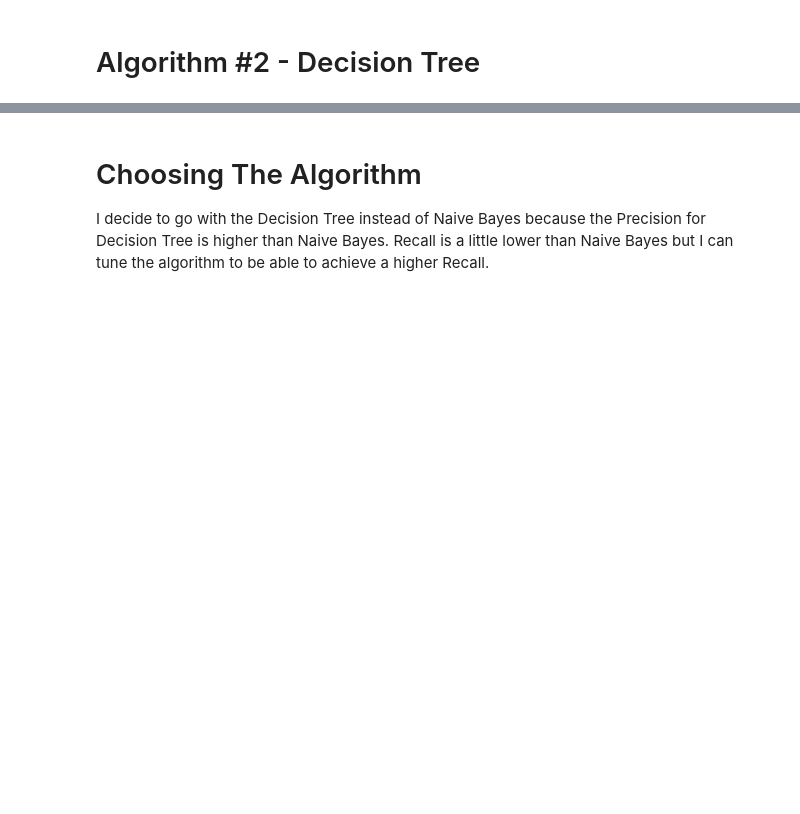
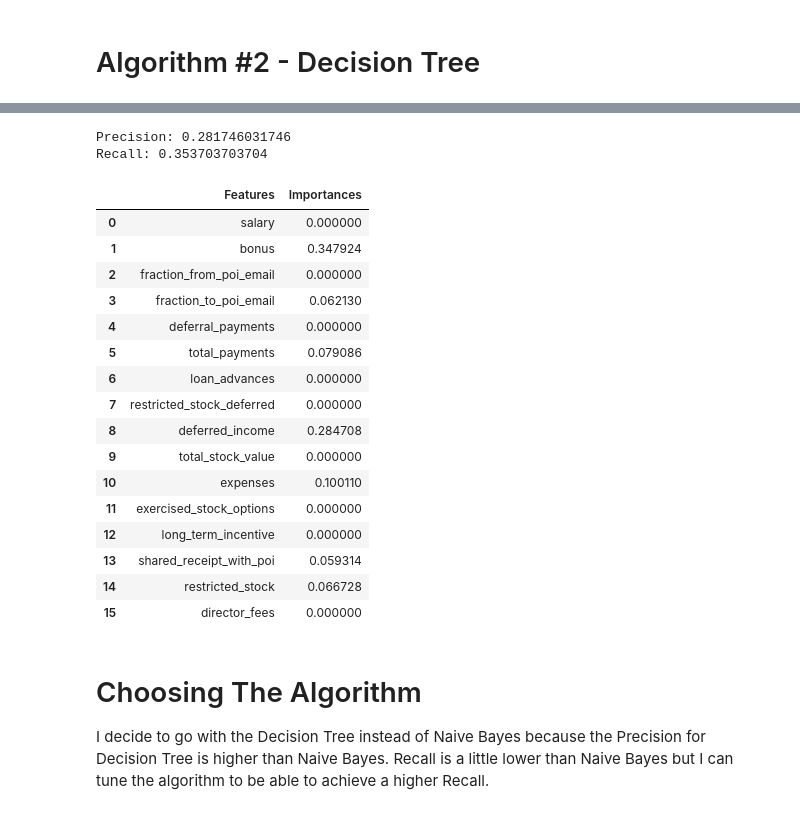
Before and after one commit to preetrajdeo/Enron-Email, a Jupyter notebook: FinalProject.ipynb, the cells around one changed output, grey strips where cells are left out. Drawn from its saved outputs; the diff is of its cells as text; code cells hidden in the pictures; blank space fills up the shorter version.

```diff
--- a/FinalProject.ipynb
+++ b/FinalProject.ipynb
@@ -269,3 +227,61 @@ Recall: 0.25
+# %%
+features_list = ["poi", "salary", "bonus", "fraction_from_poi_email", "fraction_to_poi_email",
+                 'deferral_payments', 'total_payments', 'loan_advances', 'restricted_stock_deferred',
+                 'deferred_income', 'total_stock_value', 'expenses', 'exercised_stock_options',
+                 'long_term_incentive', 'shared_receipt_with_poi', 'restricted_stock', 'director_fees']
+
+data_dt = featureFormat(my_dataset, features_list)
+
+
+labels, features = targetFeatureSplit(data_dt)
+
+precision_all = []
+recall_all = []
+
+kf = KFold(len(data_dt))
+for train_indices, test_indices in kf:
+    features_train= [features[ii] for ii in train_indices]
+    features_test= [features[ii] for ii in test_indices]
+    labels_train=[labels[ii] for ii in train_indices]
+    labels_test=[labels[ii] for ii in test_indices]
+    clf = DecisionTreeClassifier()
+    clf.fit(features_train,labels_train)
+    pred = clf.predict(features_test)
+    precision_all.append(precision_score(labels_test,pred))
+    recall_all.append(recall_score(labels_test,pred))
+    importances = clf.feature_importances_
+
+
+print 'Precision:', np.average(precision_all)
+print 'Recall:', np.average(recall_all)
+
+
+import pandas as pd
+
+data_imp = pd.DataFrame(
+    {'Features': features_list[1:],
+     'Importances': importances})
+data_imp
+# %% [output]
+Precision: 0.281746031746
+Recall: 0.353703703704
+|  | Features | Importances |
+| 0 | salary | 0.000000 |
+| 1 | bonus | 0.347924 |
+| 2 | fraction_from_poi_email | 0.000000 |
+| 3 | fraction_to_poi_email | 0.062130 |
+| 4 | deferral_payments | 0.000000 |
+| 5 | total_payments | 0.079086 |
+| 6 | loan_advances | 0.000000 |
+| 7 | restricted_stock_deferred | 0.000000 |
+| 8 | deferred_income | 0.284708 |
+| 9 | total_stock_value | 0.000000 |
+| 10 | expenses | 0.100110 |
+| 11 | exercised_stock_options | 0.000000 |
+| 12 | long_term_incentive | 0.000000 |
+| 13 | shared_receipt_with_poi | 0.059314 |
+| 14 | restricted_stock | 0.066728 |
+| 15 | director_fees | 0.000000 |
 # %% [markdown]
 # Choosing The Algorithm
 
```
Also changed, not shown: parts of 28 cells of this notebook, 5 other files.
